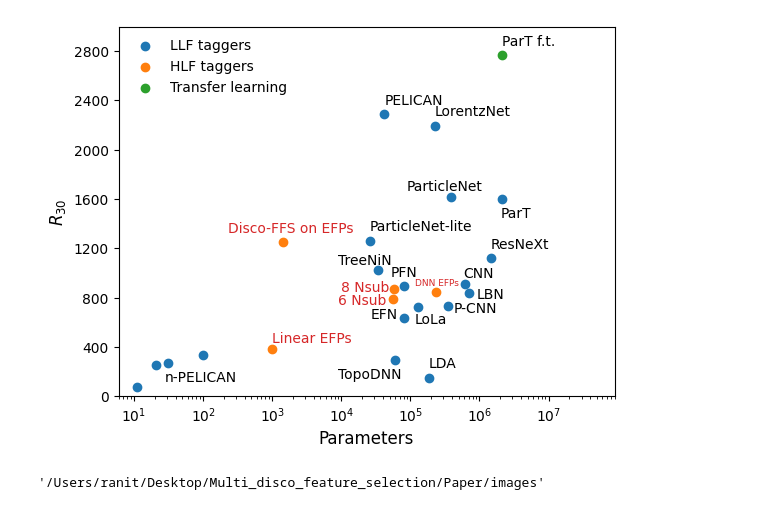
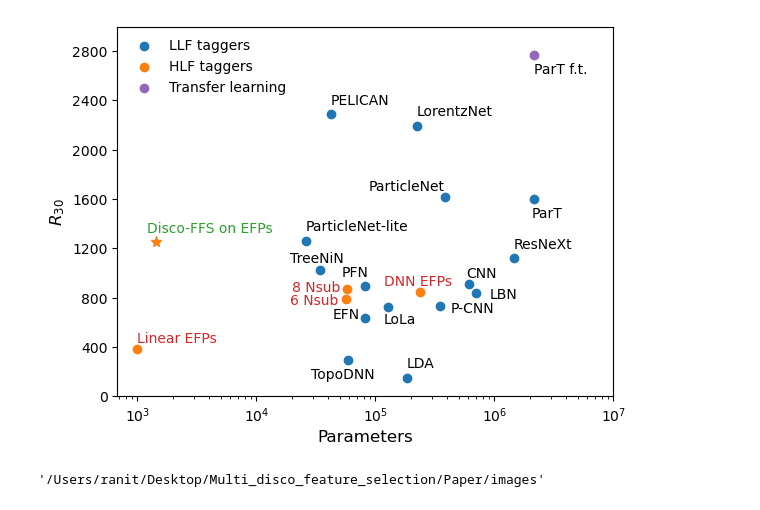
Before and after one commit to rd804/DisCo-FFS, a Jupyter notebook: notebooks/plots_for_paper.ipynb, the cells around one changed output. Drawn from its saved outputs; the diff is of its cells as text; code cells hidden in the pictures.

Commit message:
figure 5

```diff
--- a/notebooks/plots_for_paper.ipynb
+++ b/notebooks/plots_for_paper.ipynb
@@ -19,8 +29,13 @@ len(taggers),len(r30_mean_toptaggers),len(r30_std_toptaggers),len(param_toptagge
 # %%
+# r30_mean_blackboxtaggers=[914,1122,295,1025,732,836,722,151,633,891,
+#                     1615,1262,2195,1602,2289,332,272,255,70]
+# param_blackboxtaggers=np.array([610,1460,59,34,348,705,127,184,
+#                  82,82,388,26,224,2140,42,.101,.031,.021,.011])*1000
+
 r30_mean_blackboxtaggers=[914,1122,295,1025,732,836,722,151,633,891,
-                    1615,1262,2195,1602,2289,332,272,255,70]
+                    1615,1262,2195,1602,2289]
 param_blackboxtaggers=np.array([610,1460,59,34,348,705,127,184,
-                 82,82,388,26,224,2140,42,.101,.031,.021,.011])*1000
+                 82,82,388,26,224,2140,42])*1000
 # %%
 #r30_featuretagger=[792,867,384,844,448]
 #param_featuretagger=np.array([57,58,1,237,0.014])*1000
@@ -40,7 +55,7 @@ pwd
 # %%
 plt.scatter(param_blackboxtaggers,r30_mean_blackboxtaggers,label='LLF taggers')
 plt.scatter(param_featuretagger,r30_featuretagger,label='HLF taggers')
-plt.scatter(param_transfer,r30_transfer,label='Transfer learning')
+plt.scatter(param_transfer,r30_transfer,label='Transfer learning',color='C4')
 
 #plt.scatter(param_toptaggers,r30_mean_toptaggers)
 #plt.scatter(2500,1251,marker='*')
@@ -54,14 +69,14 @@ plt.scatter(param_transfer,r30_transfer,label='Transfer learning')
 #plt.scatter(param_toptaggers, r30_mean_toptaggers)
 
 # Loop for annotation of all points
-for i in range(len(taggers)-1):
+for i in range(len(taggers)):
 
     if taggers[i]=='6 Nsub':
-        plt.annotate(taggers[i], (param_toptaggers[i]-48000, r30_mean_toptaggers[i]-50),color='C3')
+        plt.annotate(taggers[i], (param_toptaggers[i]-38000, r30_mean_toptaggers[i]-50),color='C3')
     elif taggers[i]=='8 Nsub':
-        plt.annotate(taggers[i], (param_toptaggers[i]-48000, r30_mean_toptaggers[i]-20),color='C3')
+        plt.annotate(taggers[i], (param_toptaggers[i]-38000, r30_mean_toptaggers[i]-20),color='C3')
     elif taggers[i]=='EFN':
-        plt.annotate(taggers[i], (param_toptaggers[i]-55000, r30_mean_toptaggers[i]))
+        plt.annotate(taggers[i], (param_toptaggers[i]-38000, r30_mean_toptaggers[i]))
     elif taggers[i]=='P-CNN':
         plt.annotate(taggers[i], (param_toptaggers[i]+80000, r30_mean_toptaggers[i]-50))
     elif taggers[i]=='LBN':
@@ -73,47 +88,47 @@ for i in range(len(taggers)-1):
     elif taggers[i]=='ParT':
         plt.annotate(taggers[i], (param_toptaggers[i]-100000, r30_mean_toptaggers[i]-150))
     elif taggers[i]=='TreeNiN':
-        plt.annotate(taggers[i], (param_toptaggers[i]-25000, r30_mean_toptaggers[i]+40))
-    elif taggers[i]=='n-PELICAN':
+        plt.annotate(taggers[i], (param_toptaggers[i]-15000, r30_mean_toptaggers[i]+60))
+    elif taggers[i]=='ParT f.t.':
         plt.annotate(taggers[i], (param_toptaggers[i]-3, r30_mean_toptaggers[i]-150))
     elif taggers[i]=='PFN':
         plt.annotate(taggers[i], (param_toptaggers[i]-30000, r30_mean_toptaggers[i]+80))
     elif taggers[i]=='CNN':
         plt.annotate(taggers[i], (param_toptaggers[i]-30000, r30_mean_toptaggers[i]+50))
     elif taggers[i]=='TopoDNN':
-        plt.annotate(taggers[i], (param_toptaggers[i]-50000, r30_mean_toptaggers[i]-150))
+        plt.annotate(taggers[i], (param_toptaggers[i]-30000, r30_mean_toptaggers[i]-150))
 
     elif taggers[i]=='Linear EFPs':
         plt.annotate(taggers[i], (param_toptaggers[i], r30_mean_toptaggers[i]+50),color='C3')
     elif taggers[i]=='DNN EFPs':
-        plt.annotate(taggers[i], (param_toptaggers[i]-120000, r30_mean_toptaggers[i]+50),color='C3',fontsize=6.5)
+        plt.annotate(taggers[i], (param_toptaggers[i]-120000, r30_mean_toptaggers[i]+50),color='C3')
     else:
         plt.annotate(taggers[i], (param_toptaggers[i], r30_mean_toptaggers[i]+80))
 
-plt.plot(1440,1248,marker='o',color='C1')
-plt.annotate('Disco-FFS on EFPs',(1228-1000,1228+100),color='C3')
+plt.plot(1440,1248,marker='*',color='C1',markersize=8)
+plt.annotate('Disco-FFS on EFPs',(1228-10,1228+100),color='C2')
 #plt.axhline(1251,color='red',linestyle='--')
 plt.ylabel(r'$R_{30}$',fontsize=12)
 plt.xlabel('Parameters',fontsize=12)
 plt.ylim(0,3000)
 plt.yticks(np.arange(0,3000,400))
 plt.xscale('log')
-plt.xlim(0,90000000)
+plt.xlim(0,10_000_000)
 
 #plt.yticks(np.arange(0,4000000,10))
 
 
 #plt.xlim(0,40000000)
 plt.legend(loc='upper left',frameon=False)
 #plt.yscale('log')
 #plt.grid(True,which='both',ls='--')
 #plt.xlim(0,2000000)
 #plt.figure(figsize=(100,100))
 plt.savefig('./Tagger_vs_outputs_with_disco.pdf',dpi=300)
 
 plt.show()
 # %% [output]
-[figure, old version]
+[figure, new version]
 # %%
 pwd
 # %% [output]
```
Also changed, not shown: parts of 3 cells of this notebook, 1 other file.
